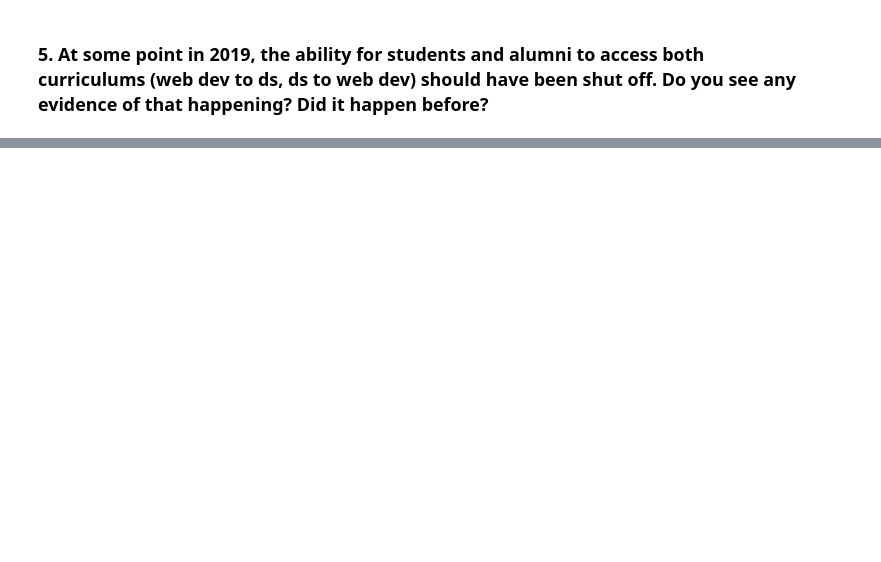
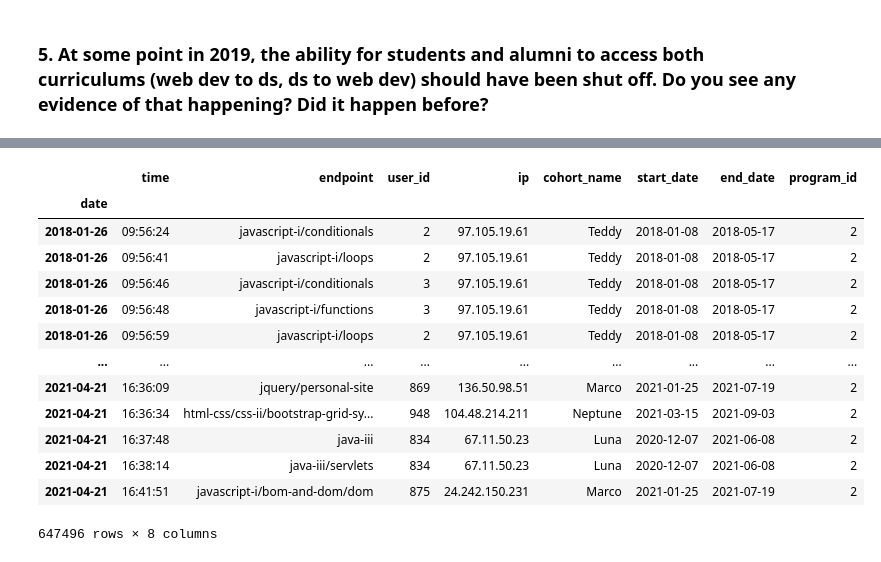
Before and after one commit to VincentBanuelos/anomaly-detection-project, a Jupyter notebook: ad-work.ipynb, the cells around one changed output, grey strips where cells are left out. Cells and saved outputs as stored; diff of their text form; code cells hidden in the pictures; blank space fills up the shorter version.

```diff
--- a/ad-work.ipynb
+++ b/ad-work.ipynb
@@ -242,0 +268,19 @@ new_df
+# %%
+active_df = df[(df.index >= df.start_date) & (df.index <= df.end_date)]
+# %%
+active_df
+# %% [output]
+|  | time | endpoint | user_id | ip | cohort_name | start_date | end_date | program_id |
+| date |  |  |  |  |  |  |  |  |
+| 2018-01-26 | 09:56:24 | javascript-i/conditionals | 2 | 97.105.19.61 | Teddy | 2018-01-08 | 2018-05-17 | 2 |
+| 2018-01-26 | 09:56:41 | javascript-i/loops | 2 | 97.105.19.61 | Teddy | 2018-01-08 | 2018-05-17 | 2 |
+| 2018-01-26 | 09:56:46 | javascript-i/conditionals | 3 | 97.105.19.61 | Teddy | 2018-01-08 | 2018-05-17 | 2 |
+| 2018-01-26 | 09:56:48 | javascript-i/functions | 3 | 97.105.19.61 | Teddy | 2018-01-08 | 2018-05-17 | 2 |
+| 2018-01-26 | 09:56:59 | javascript-i/loops | 2 | 97.105.19.61 | Teddy | 2018-01-08 | 2018-05-17 | 2 |
+| ... | ... | ... | ... | ... | ... | ... | ... | ... |
+| 2021-04-21 | 16:36:09 | jquery/personal-site | 869 | 136.50.98.51 | Marco | 2021-01-25 | 2021-07-19 | 2 |
+| 2021-04-21 | 16:36:34 | html-css/css-ii/bootstrap-grid-sy... | 948 | 104.48.214.211 | Neptune | 2021-03-15 | 2021-09-03 | 2 |
+| 2021-04-21 | 16:37:48 | java-iii | 834 | 67.11.50.23 | Luna | 2020-12-07 | 2021-06-08 | 2 |
+| 2021-04-21 | 16:38:14 | java-iii/servlets | 834 | 67.11.50.23 | Luna | 2020-12-07 | 2021-06-08 | 2 |
+| 2021-04-21 | 16:41:51 | javascript-i/bom-and-dom/dom | 875 | 24.242.150.231 | Marco | 2021-01-25 | 2021-07-19 | 2 |
+647496 rows × 8 columns
```
Also changed, not shown: parts of 26 cells of this notebook.
